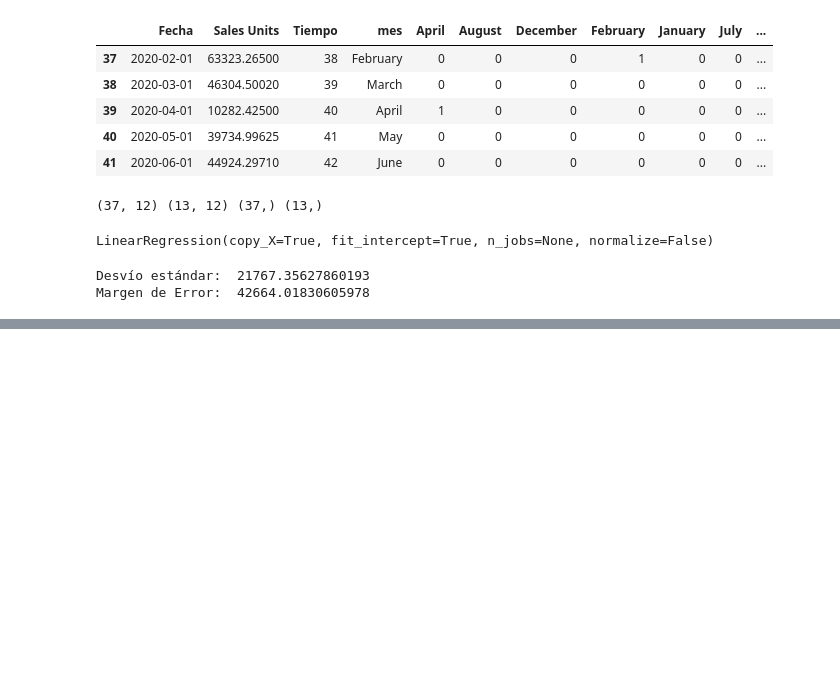
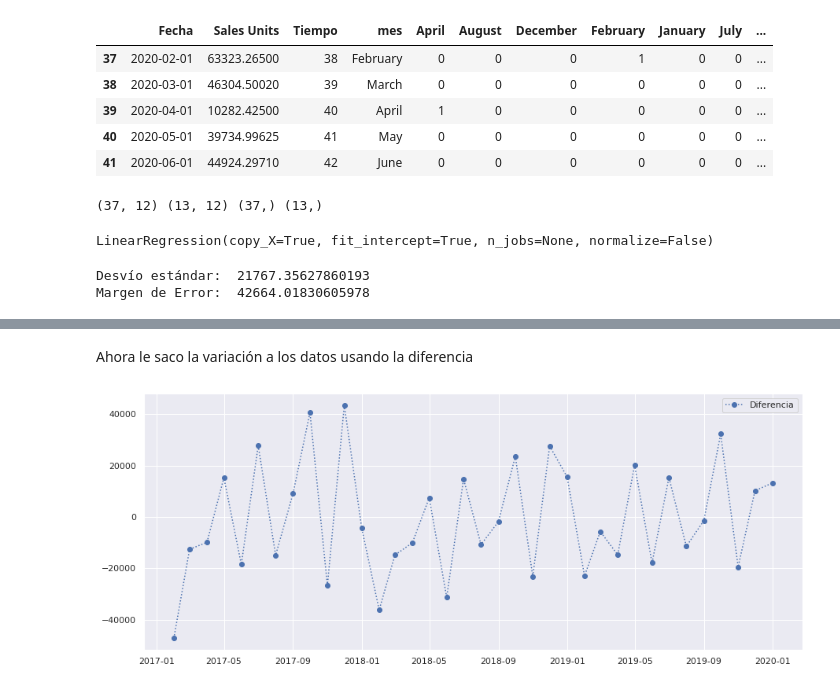
Before and after one commit to JuliMillan/Series-temporales, a Jupyter notebook: Ventas.ipynb, the cells around one changed output, grey strips where cells are left out. Drawn from its saved outputs; the diff is of its cells as text; code cells hidden in the pictures; blank space fills up the shorter version.

```diff
--- a/Ventas.ipynb
+++ b/Ventas.ipynb
@@ -753,0 +781,13 @@ df_train.head()
+# %% [markdown]
+Ahora le saco la variación a los datos usando la diferencia
+# %%
+diferencia = df_train['Sales Units'].diff()
+#diferencia
+# %%
+plt.figure(figsize=(15, 6))
+plt.plot(df_train['Fecha'], diferencia,'o:')
+
+plt.legend(['Diferencia'])
+plt.show()
+# %% [output]
+[figure, added]
```
Also changed, not shown: parts of 24 cells of this notebook.
